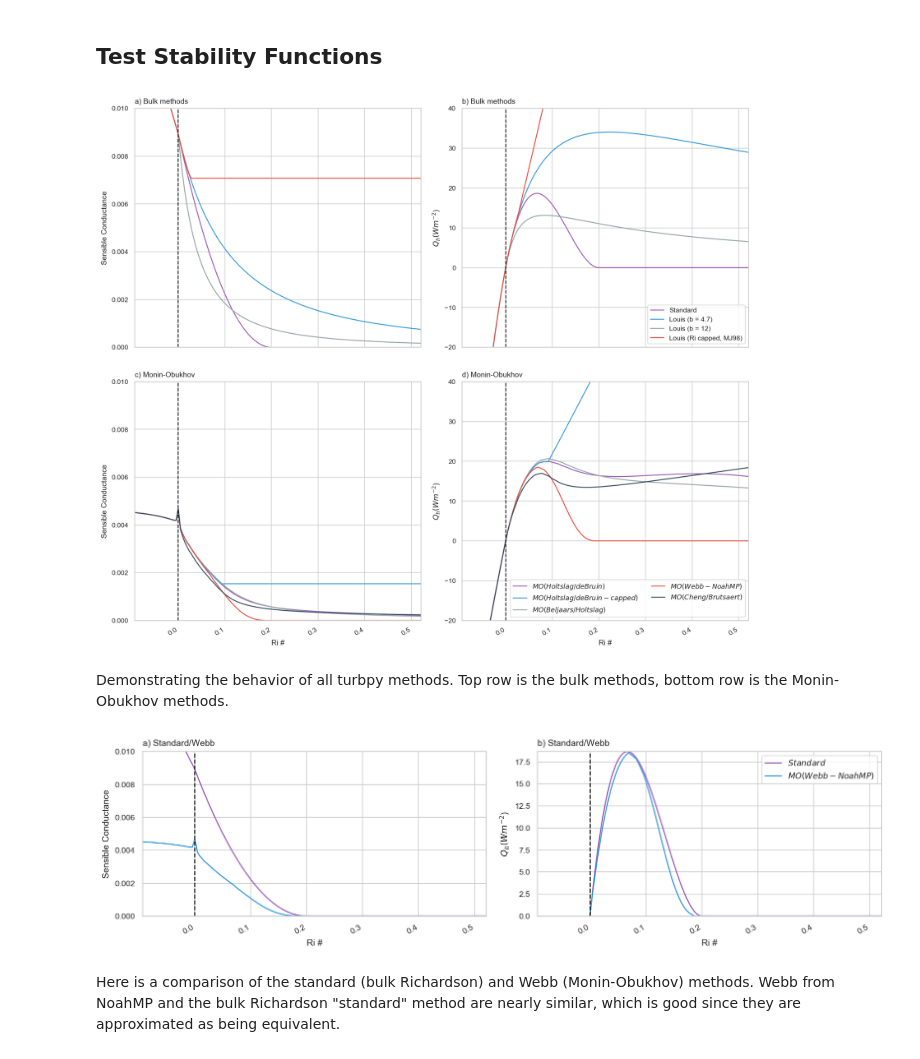
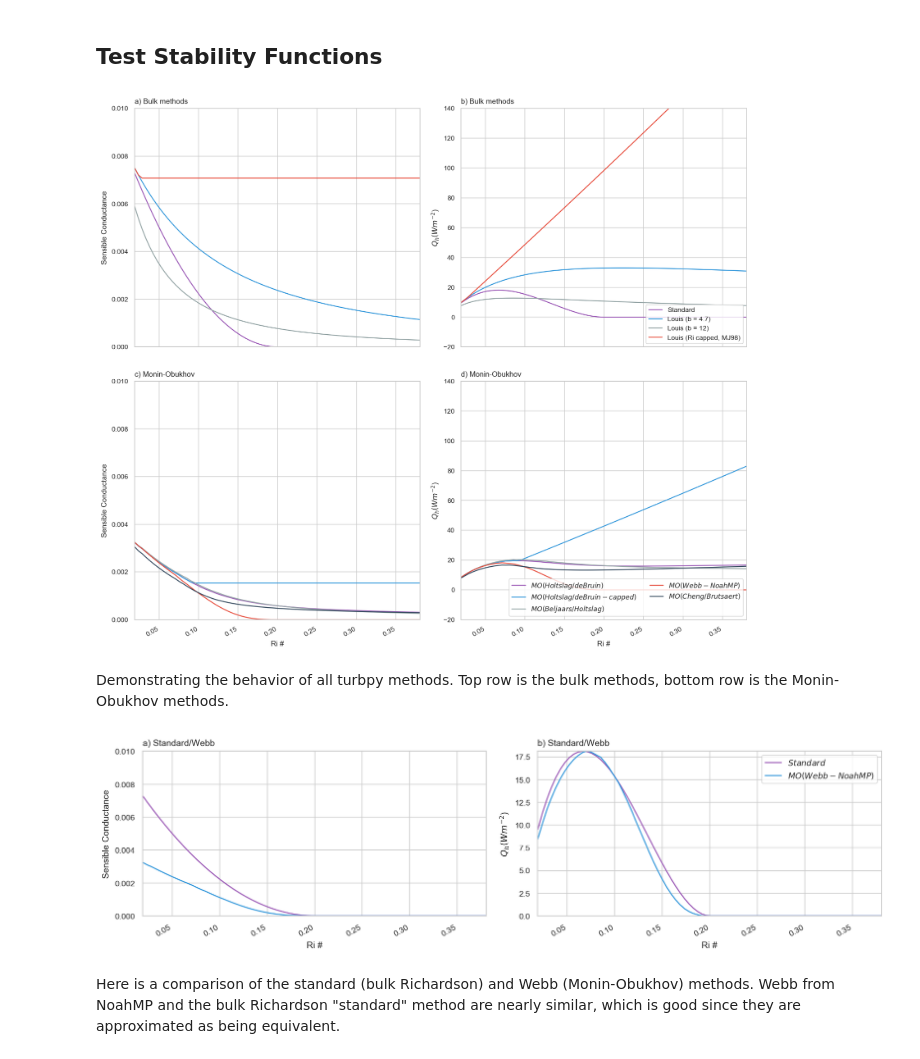
Before and after one commit to moorec52/atmos-boundary-layer, a Jupyter notebook: TF.turbpyDemonstration.ipynb, the cells around one changed output. Cells and saved outputs as stored; diff of their text form; code cells hidden in the pictures.

```diff
--- a/TF.turbpyDemonstration.ipynb
+++ b/TF.turbpyDemonstration.ipynb
@@ -161,8 +161,8 @@ ls_list = ['-', '--', ':', '-']
 
 These can be adjusted as you want.
 # %%
-sfcTemp = 265
-airTemp = np.arange(260, 295, 0.25)
+sfcTemp = 257 #265
+airTemp = np.arange(258, 278, 0.25) #np.arange(260, 295, 0.25)
 windspd = 2.
 mHeight = 2.
 z0Ground = .005
@@ -288,7 +288,7 @@ fig, axes = plt.subplots(2, 2, figsize=(12, 12))
 axes = axes.flatten()
 
 # Plotting parameters
-Qmax = 40
+Qmax = 140
 Qmin = -20
 RiMax = np.max(RiBulk)
 RiMin = np.min(RiBulk)
@@ -336,34 +336,34 @@ for stab in stab_titles:
 
     # d) MO Sensible Heat Flux
     ax = axes[3]
     ax.plot(RiBulk, sensible_heat[stab], label='$' + stab + '$')#, color=colr[title]
 
 # Format the plots
 ax = axes[2]
 ax.plot([0, 0], [0., 0.1], 'k--')
 ax.set_ylim(0,0.01)
 ax.set_xlim(RiMin, RiMax)
 ax.set_ylabel('Sensible Conductance')
 ax.set_xlabel('Ri #')
 ax.set_title('c) Monin-Obukhov', loc='left')
 
 ax = axes[3]
 ax.plot([0, 0], [Qmin, Qmax], 'k--')
 ax.set_ylim(Qmin, Qmax)
 ax.set_xlim(RiMin, RiMax)
 ax.set_xlabel('Ri #')
 ax.set_ylabel('$Q_h (Wm^{-2}$)')
 ax.set_title('d) Monin-Obukhov', loc='left')
 lgd = ax.legend(loc='lower right', frameon=True, ncol=2)
 
 fig.tight_layout()
 fig.autofmt_xdate()
 
 # Save the figure
 os.chdir(workbookDir)
 fig.savefig('turbpy.idealized.jpg', bbox_extra_artists=(lgd,), bbox_inches='tight', dpi=300)
 # %% [output]
-[figure, old version]
+[figure, new version]
 # %% [markdown]
 Demonstrating the behavior of all turbpy methods. Top row is the bulk methods, bottom row is the Monin-Obukhov methods.
 # %%
@@ -416,6 +416,6 @@ fig.autofmt_xdate()
 os.chdir(workbookDir)
 fig.savefig('turbpy.idealized_loglinear.jpg', bbox_extra_artists=(lgd,), bbox_inches='tight', dpi=300)
 # %% [output]
-[figure, old version]
+[figure, new version]
 # %% [markdown]
 Here is a comparison of the standard (bulk Richardson) and Webb (Monin-Obukhov) methods. Webb from NoahMP and the bulk Richardson "standard" method are nearly similar, which is good since they are approximated as being equivalent.
```
Also changed, not shown: parts of 2 cells of this notebook, 2 other files.
